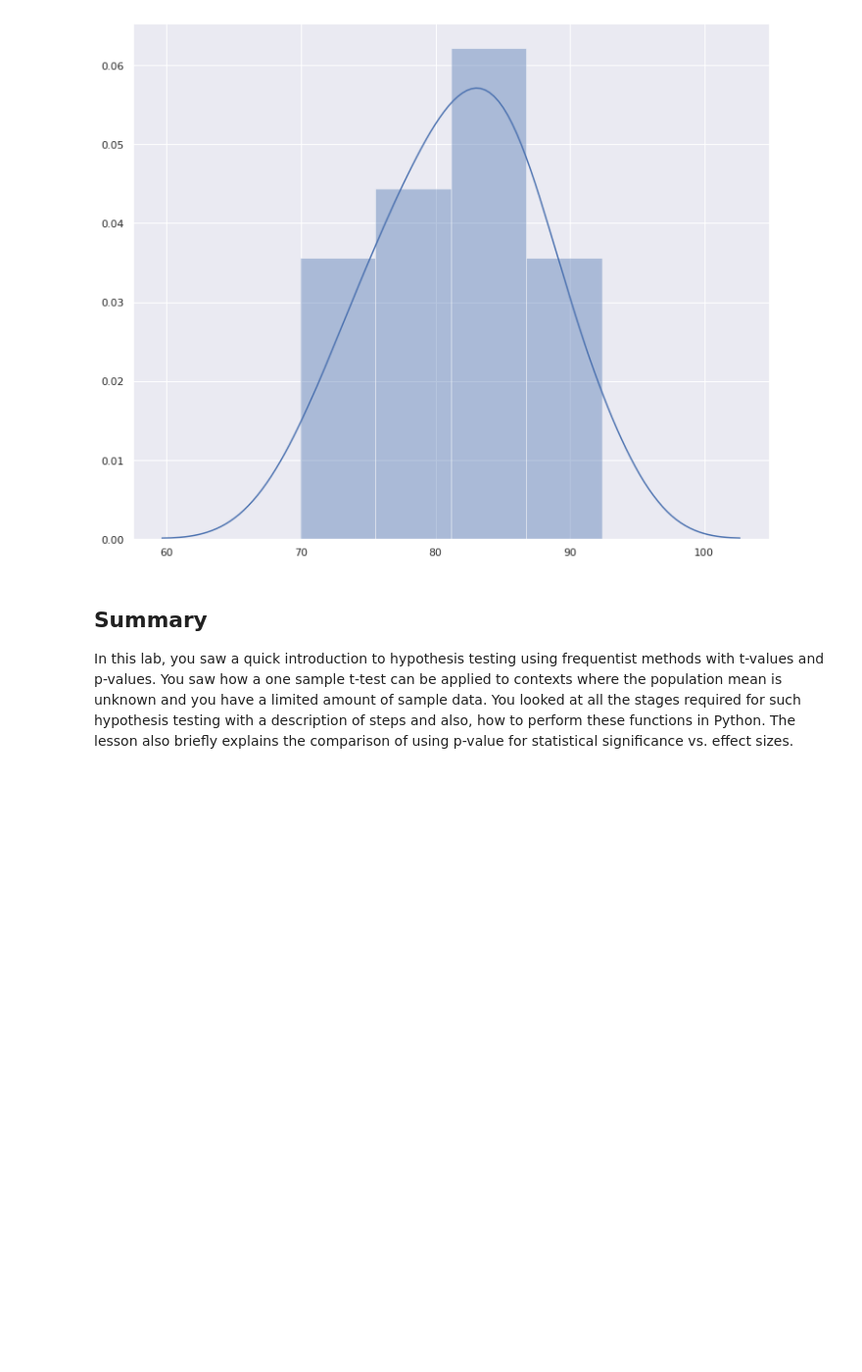
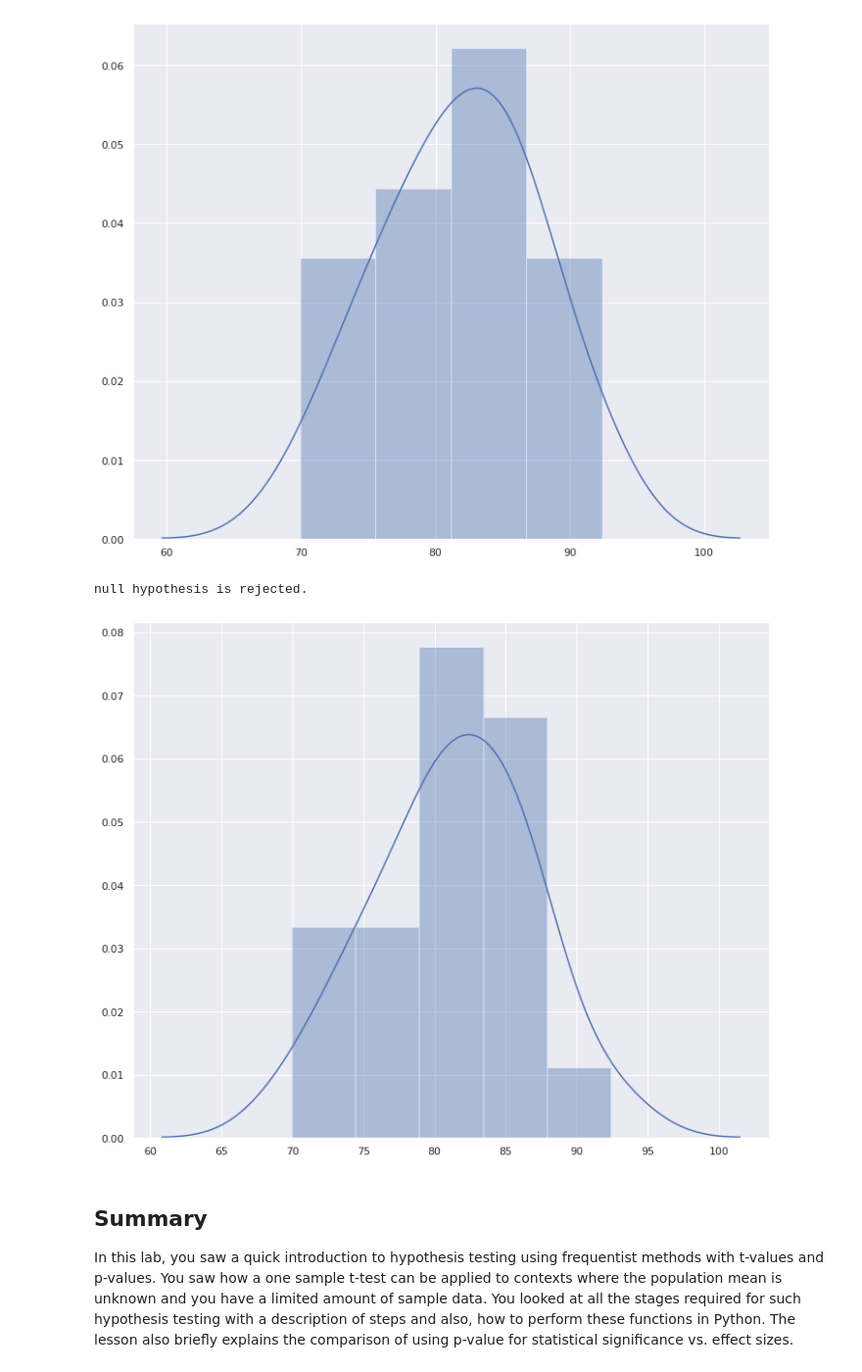
Before and after one commit to yagutaro/dsc-one-sample-t-tests-lab-hbs-ds-060120, a Jupyter notebook: index.ipynb, the cells around one changed output. Shown at 98% size. Saved outputs shown, nothing was run; the diff lists cells and outputs as text; code cells hidden in the pictures; blank space fills up the shorter version.

```diff
--- a/index.ipynb
+++ b/index.ipynb
@@ -80,11 +80,14 @@ one_sample_ttest(sample, popmean, alpha)
 null hypothesis is rejected.
 [figure]
 # %%
-sample = np.array([84.0, 92.4, 74.3, 79.4, 86.7, 75.3, 90.9, 86.1, 81.0, 85.1,
+sample = np.array([84.0, 92.4, 74.3, 79.4, 86.7, 75.3, 80.9, 86.1, 81.0, 85.1,
   78.7, 73.5, 86.9, 87.4, 82.7, 81.9, 69.9, 77.2, 79.3, 83.3])
 popmean = 65
 alpha = 0.05
 one_sample_ttest(sample, popmean, alpha)
+# %% [output]
+null hypothesis is rejected.
+[figure, added]
 # %% [markdown]
 ## Summary
 
```
